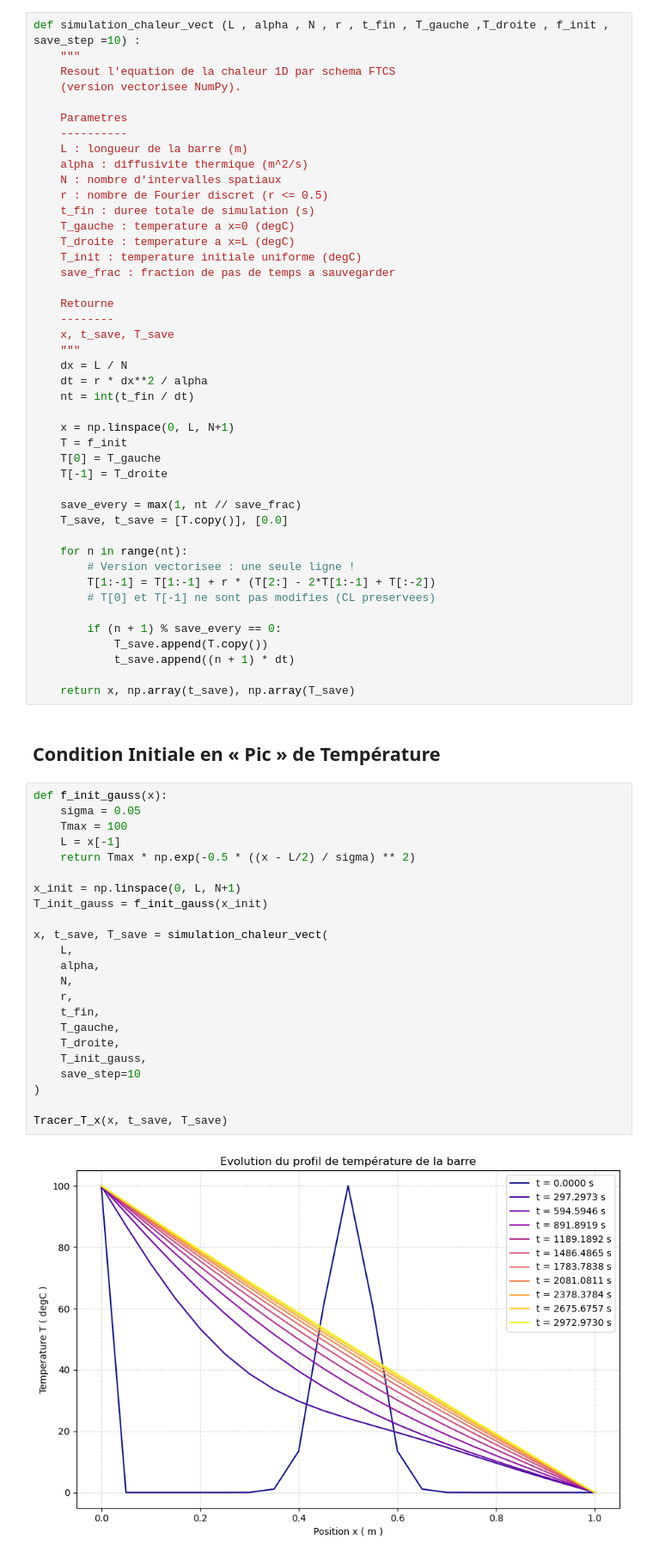
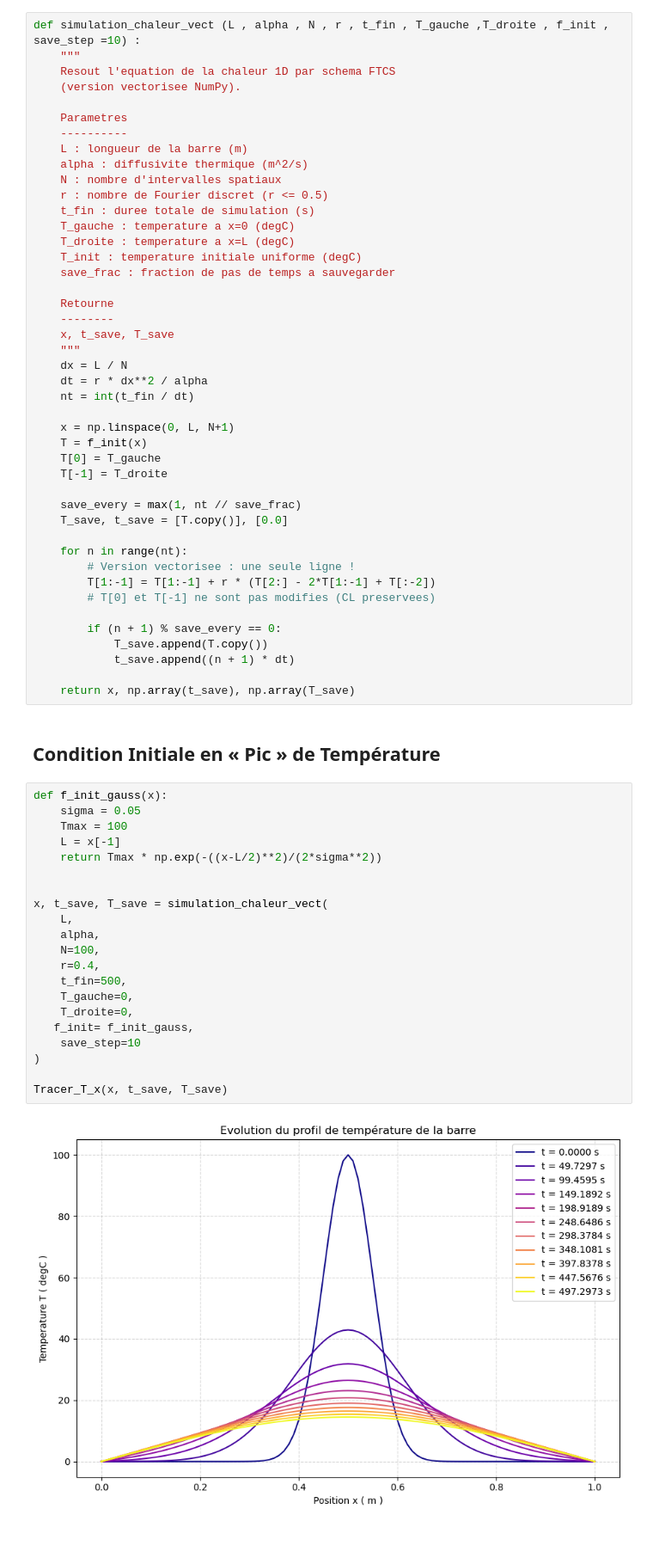
Before and after one commit to Amipha/outils-num, a Jupyter notebook: TP1.ipynb, the cells around one changed output. Shown at 86% size. Cells and saved outputs as stored; diff of their text form.

```diff
--- a/TP1.ipynb
+++ b/TP1.ipynb
@@ -331,7 +331,7 @@ def simulation_chaleur_vect (L , alpha , N , r , t_fin , T_gauche ,T_droite , f_
     nt = int(t_fin / dt)
 
     x = np.linspace(0, L, N+1)
-    T = f_init
+    T = f_init(x)
     T[0] = T_gauche
     T[-1] = T_droite
 
@@ -353,25 +353,23 @@ def simulation_chaleur_vect (L , alpha , N , r , t_fin , T_gauche ,T_droite , f_
 # %%
 def f_init_gauss(x):
     sigma = 0.05
     Tmax = 100
     L = x[-1]
-    return Tmax * np.exp(-0.5 * ((x - L/2) / sigma) ** 2)
+    return Tmax * np.exp(-((x-L/2)**2)/(2*sigma**2))
 
-x_init = np.linspace(0, L, N+1)
-T_init_gauss = f_init_gauss(x_init)
 
 x, t_save, T_save = simulation_chaleur_vect(
     L,
     alpha,
-    N,
-    r,
-    t_fin,
-    T_gauche,
-    T_droite,
-    T_init_gauss,
+    N=100,
+    r=0.4,
+    t_fin=500,
+    T_gauche=0,
+    T_droite=0,
+   f_init= f_init_gauss,
     save_step=10
 )
 
 Tracer_T_x(x, t_save, T_save)
 # %% [output]
-[figure, old version]
+[figure, new version]
```
Also changed, not shown: 1 other file.
